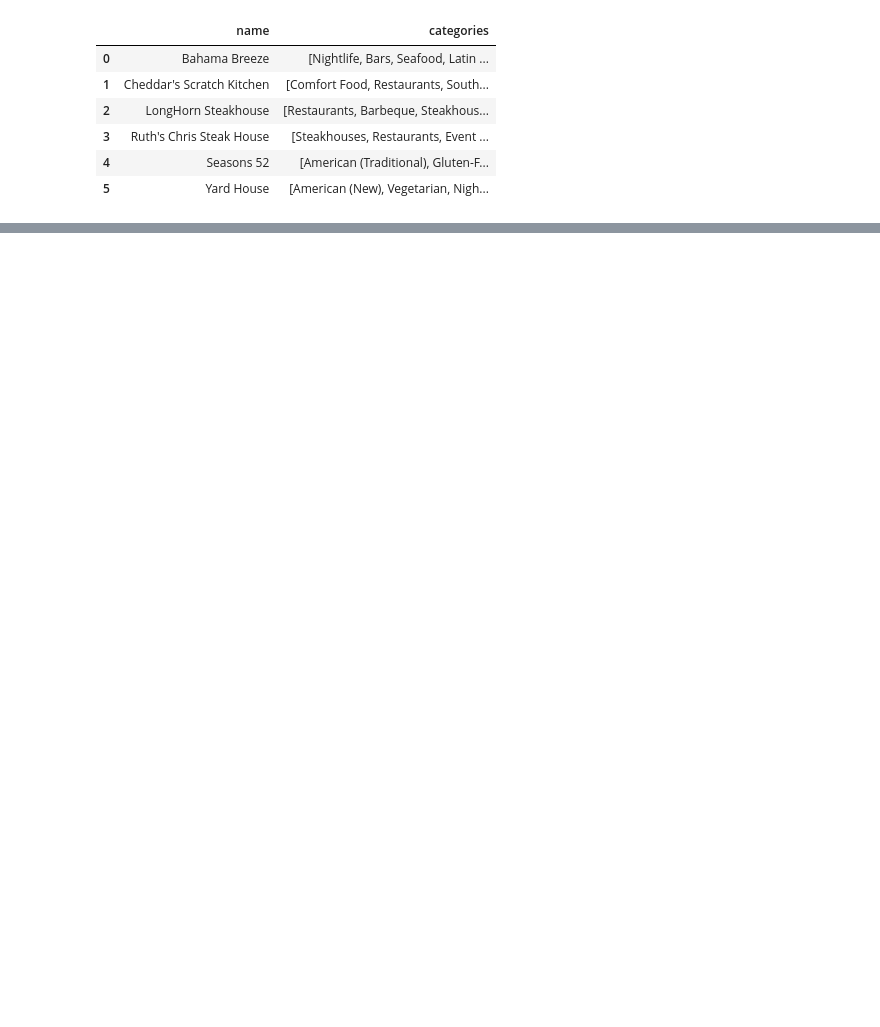
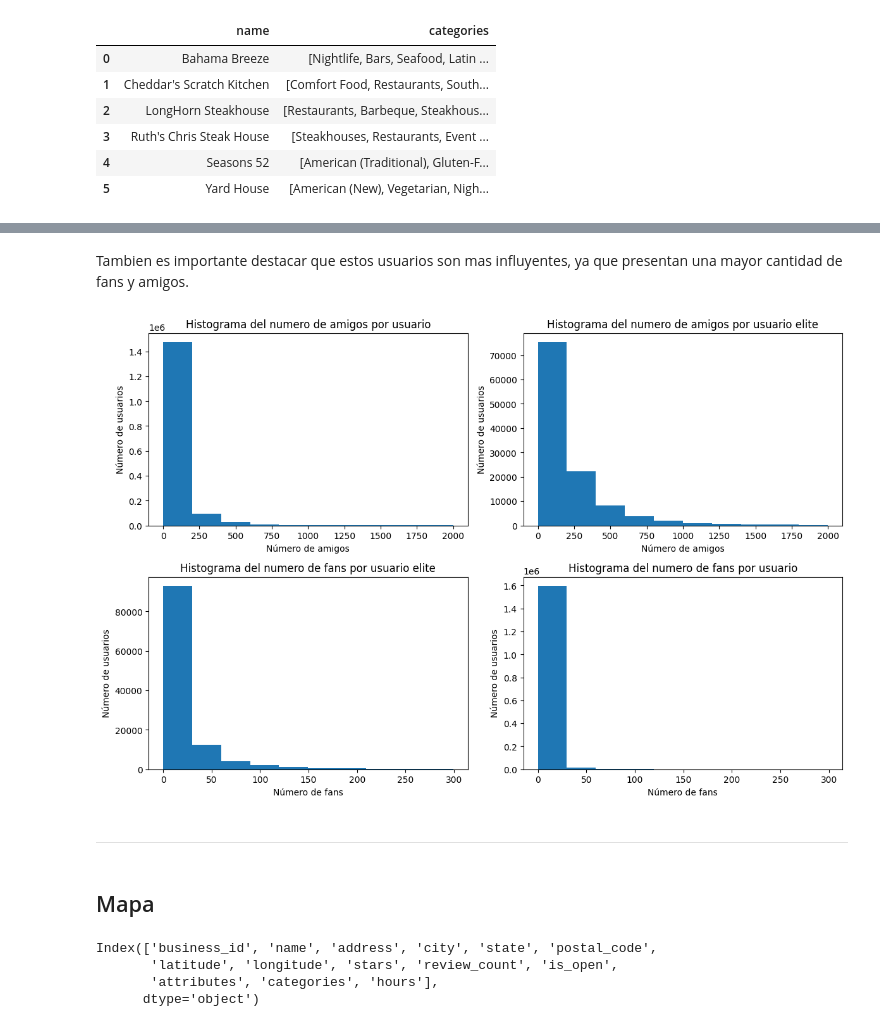
Before and after one commit to litcoininvestorbros/Henry_PF, a Jupyter notebook: notebooks/eda_yelp.ipynb, the cells around one changed output, grey strips where cells are left out. Cells and saved outputs as stored; diff of their text form; code cells hidden in the pictures; blank space fills up the shorter version.

```diff
--- a/notebooks/eda_yelp.ipynb
+++ b/notebooks/eda_yelp.ipynb
@@ -478,0 +511,41 @@ categorias_por_nombre
+# %% [markdown]
+Tambien es importante destacar que estos usuarios son mas influyentes, ya que presentan una mayor cantidad de fans y amigos.
+# %%
+# Crear una figura y ejes para los subgráficos
+fig, axs = plt.subplots(2, 2, figsize=(12, 8))
+
+# Graficar el primer histograma en el primer subgráfico
+axs[0, 0].hist(df_user_filtrado[df_user_filtrado.num_friends < 2000].num_friends)
+axs[0, 0].set_title('Histograma del numero de amigos por usuario')
+axs[0, 0].set_xlabel('Número de amigos')
+axs[0, 0].set_ylabel('Número de usuarios')
+
+# Graficar el segundo histograma en el segundo subgráfico
+axs[0, 1].hist(df_user_elite[df_user_elite.num_friends < 2000].num_friends)
+axs[0, 1].set_title('Histograma del numero de amigos por usuario elite')
+axs[0, 1].set_xlabel('Número de amigos')
+axs[0, 1].set_ylabel('Número de usuarios')
+
+# Graficar el tercer histograma en el tercer subgráfico
+axs[1, 0].hist(df_user_elite[df_user_elite.fans < 300].fans)
+axs[1, 0].set_title('Histograma del numero de fans por usuario elite')
+axs[1, 0].set_xlabel('Número de fans')
+axs[1, 0].set_ylabel('Número de usuarios')
+
+# Graficar el cuarto histograma en el cuarto subgráfico
+axs[1, 1].hist(df_user_filtrado[df_user_filtrado.fans < 300].fans)
+axs[1, 1].set_title('Histograma del numero de fans por usuario')
+axs[1, 1].set_xlabel('Número de fans')
+axs[1, 1].set_ylabel('Número de usuarios')
+
+# Ajustar espaciado entre subgráficos
+plt.tight_layout()
+
+# Mostrar la figura
+plt.show()
+# %% [output]
+[figure, added]
+# %% [markdown]
+---
+# %% [markdown]
+## Mapa
@@ -478,0 +557,7 @@ categorias_por_nombre
+# %%
+df_business.columns
+# %% [output]
+Index(['business_id', 'name', 'address', 'city', 'state', 'postal_code',
+       'latitude', 'longitude', 'stars', 'review_count', 'is_open',
+       'attributes', 'categories', 'hours'],
+      dtype='object')
```
Also changed, not shown: parts of 40 cells of this notebook, 2 other files.
